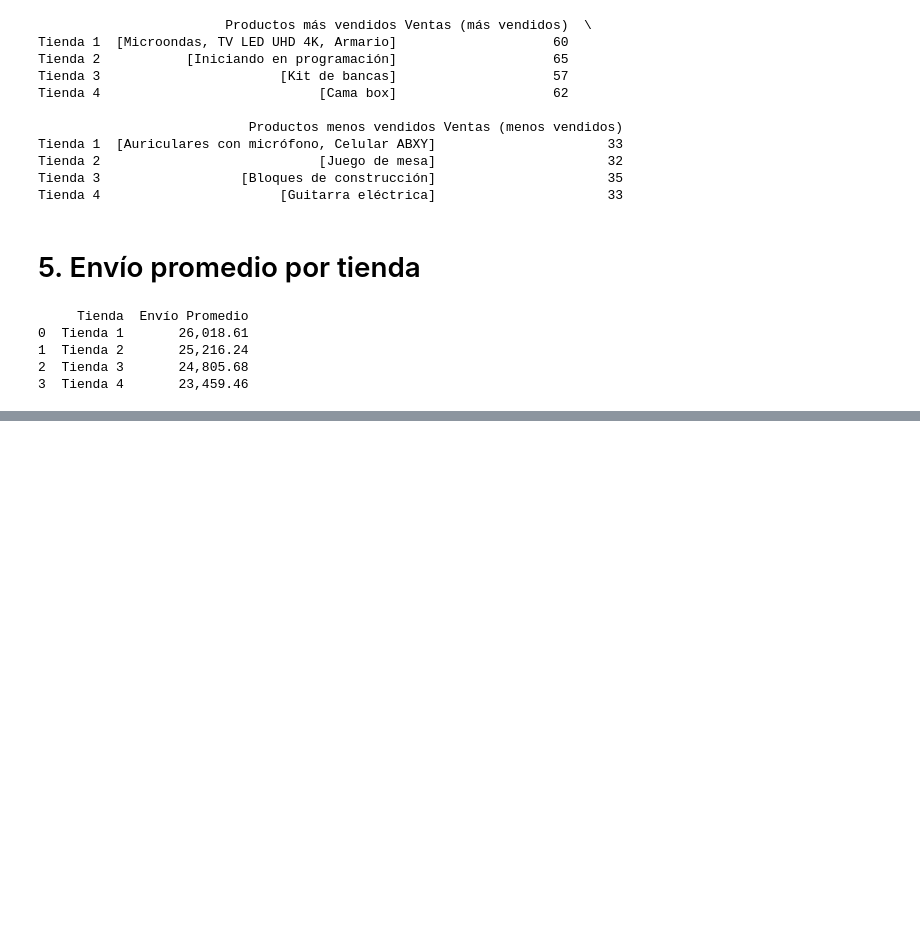
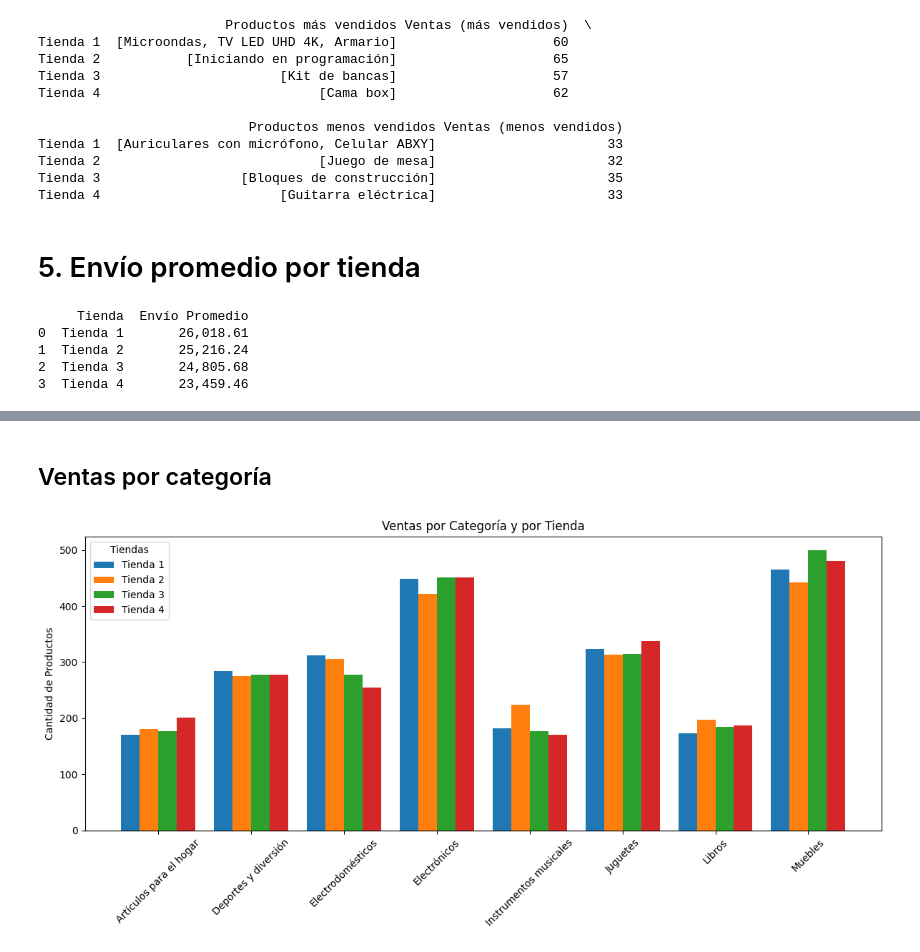
Before and after one commit to Chrisbv2/Challenge-1_Data-Science, a Jupyter notebook: AluraStoreLatam.ipynb, the cells around one changed output, grey strips where cells are left out. Drawn from its saved outputs; the diff is of its cells as text; code cells hidden in the pictures; blank space fills up the shorter version.

```diff
--- a/AluraStoreLatam.ipynb
+++ b/AluraStoreLatam.ipynb
@@ -226,0 +248,26 @@ print(df_envios)
+# %% [markdown]
+## Ventas por categoría
+# %%
+import numpy as np
+
+df = df_categorias.copy()
+
+categorias = df['Categoría']
+tiendas = df.columns[1:]   # columnas Tienda 1, Tienda 2...
+
+x = np.arange(len(categorias))  # posiciones de las categorías
+width = 0.2                     # ancho de cada barra
+
+plt.figure(figsize=(12,6))
+
+for i, tienda in enumerate(tiendas):
+    plt.bar(x + i*width, df[tienda], width, label=tienda)
+
+plt.xticks(x + width * (len(tiendas)-1)/2, categorias, rotation=45)
+plt.ylabel('Cantidad de Productos')
+plt.title('Ventas por Categoría y por Tienda')
+plt.legend(title='Tiendas')
+plt.tight_layout()
+plt.show()
+# %% [output]
+[figure, added]
```
Also changed, not shown: parts of 14 cells of this notebook.
